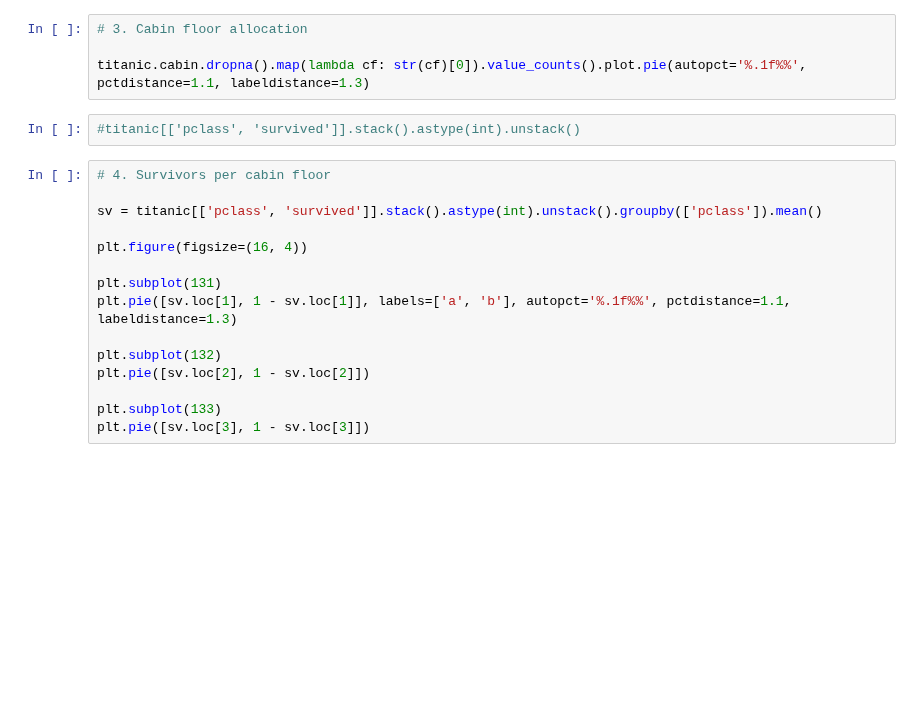
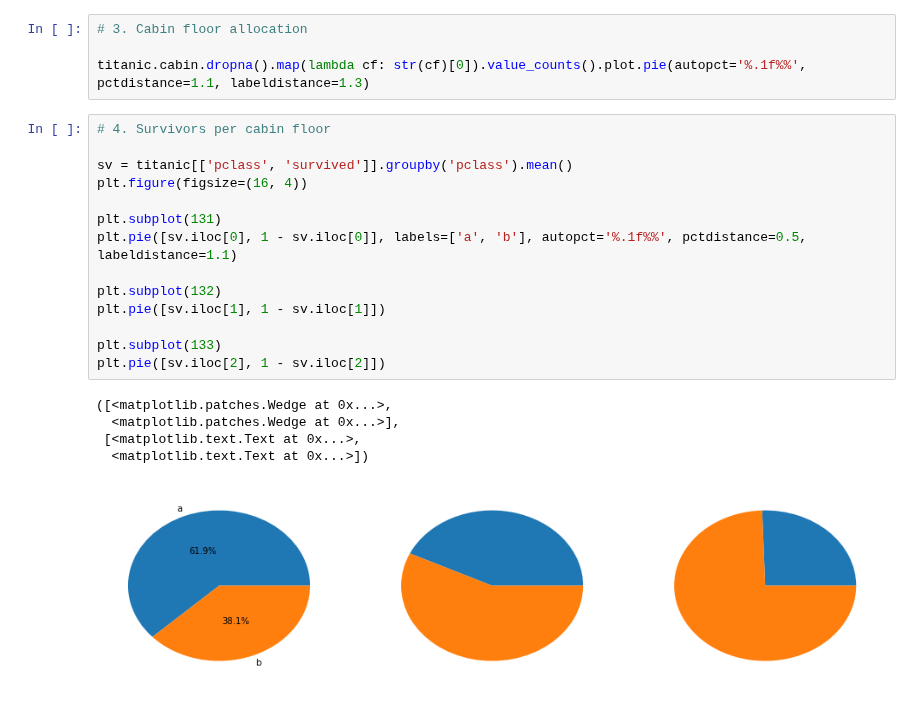
Before and after one commit to roman-bachmann/prayingmantissa, a Jupyter notebook: 01-pandas/notebook.ipynb, the cells around one changed output. Drawn from its saved outputs; the diff is of its cells as text; blank space fills up the shorter version.

```diff
--- a/01-pandas/notebook.ipynb
+++ b/01-pandas/notebook.ipynb
@@ -212,23 +226,26 @@ ae = titanic.age.hist(bins=np.arange(0, 100, 10))
 # 3. Cabin floor allocation
 
 titanic.cabin.dropna().map(lambda cf: str(cf)[0]).value_counts().plot.pie(autopct='%.1f%%', pctdistance=1.1, labeldistance=1.3)
-# %%
-#titanic[['pclass', 'survived']].stack().astype(int).unstack()
 # %%
 # 4. Survivors per cabin floor
 
-sv = titanic[['pclass', 'survived']].stack().astype(int).unstack().groupby(['pclass']).mean()
-
+sv = titanic[['pclass', 'survived']].groupby('pclass').mean()
 plt.figure(figsize=(16, 4))
 
 plt.subplot(131)
-plt.pie([sv.loc[1], 1 - sv.loc[1]], labels=['a', 'b'], autopct='%.1f%%', pctdistance=1.1, labeldistance=1.3)
+plt.pie([sv.iloc[0], 1 - sv.iloc[0]], labels=['a', 'b'], autopct='%.1f%%', pctdistance=0.5, labeldistance=1.1)
 
 plt.subplot(132)
-plt.pie([sv.loc[2], 1 - sv.loc[2]])
+plt.pie([sv.iloc[1], 1 - sv.iloc[1]])
 
 plt.subplot(133)
-plt.pie([sv.loc[3], 1 - sv.loc[3]])
+plt.pie([sv.iloc[2], 1 - sv.iloc[2]])
+# %% [output]
+([<matplotlib.patches.Wedge at 0x...>,
+  <matplotlib.patches.Wedge at 0x...>],
+ [<matplotlib.text.Text at 0x...>,
+  <matplotlib.text.Text at 0x...>])
+[figure, added]
 # %%
 sv = titanic[['survived', 'pclass', 'sex']].groupby(['pclass', 'sex']).sum()
 st = titanic[['pclass', 'sex']].groupby(['pclass', 'sex']).size()
```
Also changed, not shown: parts of 8 cells of this notebook.
